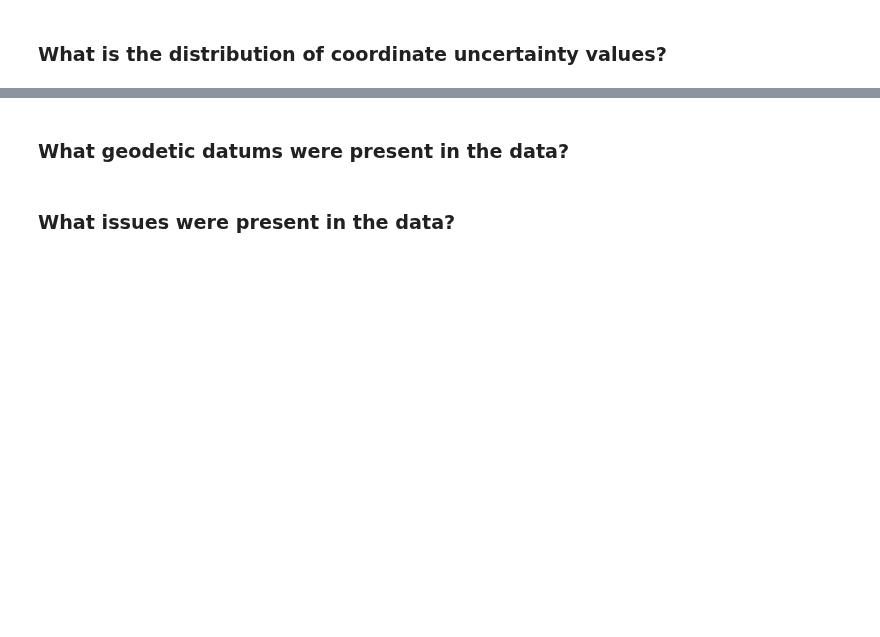
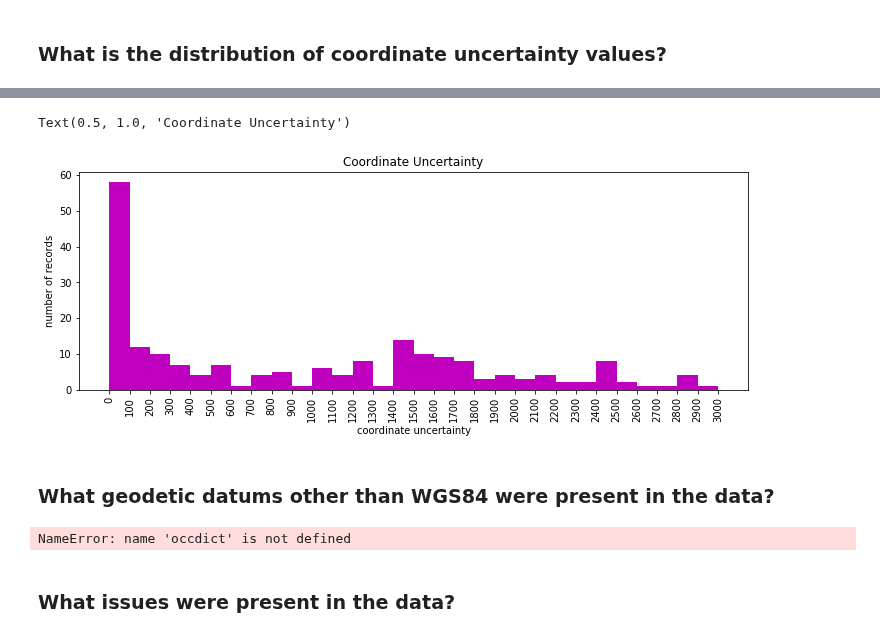
Before and after one commit to ncbirdconservation/NCBA, a Jupyter notebook: bYBCUx0 GBIFr1 GBIFf2.ipynb, the cells around one changed output, grey strips where cells are left out. Cells and saved outputs as stored; diff of their text form; code cells hidden in the pictures; blank space fills up the shorter version.

```diff
--- a/bYBCUx0 GBIFr1 GBIFf2.ipynb
+++ b/bYBCUx0 GBIFr1 GBIFf2.ipynb
@@ -260,15 +261,29 @@ Text(0.5, 1.0, 'Coordinate Uncertainty')
+# %%
+rng_max = 3000
+occ_cert2 = [x for x in occ_cert if x <= rng_max]
+plt.figure(figsize=(12,4))
+plt.hist(occ_cert2, bins=30, color="m", align='mid')
+plt.xticks(range(0, rng_max + 100, int(rng_max/30.)), rotation=90)
+plt.ylabel("number of records")
+plt.xlabel("coordinate uncertainty")
+plt.title("Coordinate Uncertainty")
+# %% [output]
+Text(0.5, 1.0, 'Coordinate Uncertainty')
+[figure, added]
 # %% [markdown]
-### What geodetic datums were present in the data?
+### What geodetic datums other than WGS84 were present in the data?
 # %%
 conn_occ= sqlite3.connect(outDir + species_id + "_occurrences.sqlite")
 curs_occ = conn_occ.cursor()
 occ_ids = [x[0] for x in curs_occ.execute("SELECT occ_id FROM occurrences").fetchall()]
-datums = set([])
+datums = []
 for id in occ_ids:
-    occdict = occurrences.get(key=id)
-    datums = datums | set(occdict['geodeticDatum'])
-for x in list(datums):
-    print(x)
+    if occdict['geodeticDatum'] != 'WGS84':
+        print("non-WGS84")
+        datums.append(occdict['geodeticDatum'])
+print((datums))
+# %% [output]
+NameError: name 'occdict' is not defined
 # %% [markdown]
 ### What issues were present in the data?
 # %%
```
Also changed, not shown: parts of 12 cells of this notebook, 2 other files.
